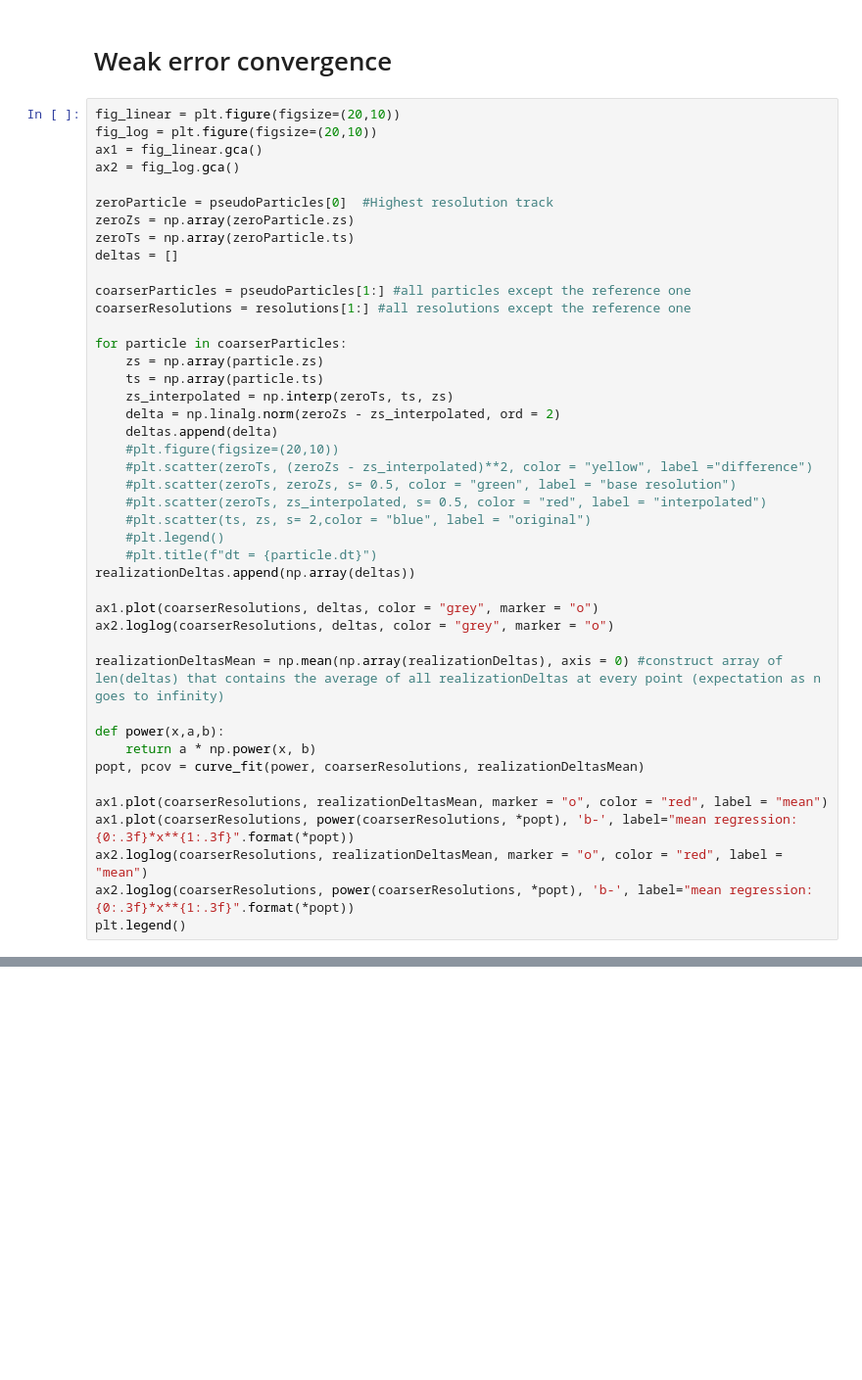
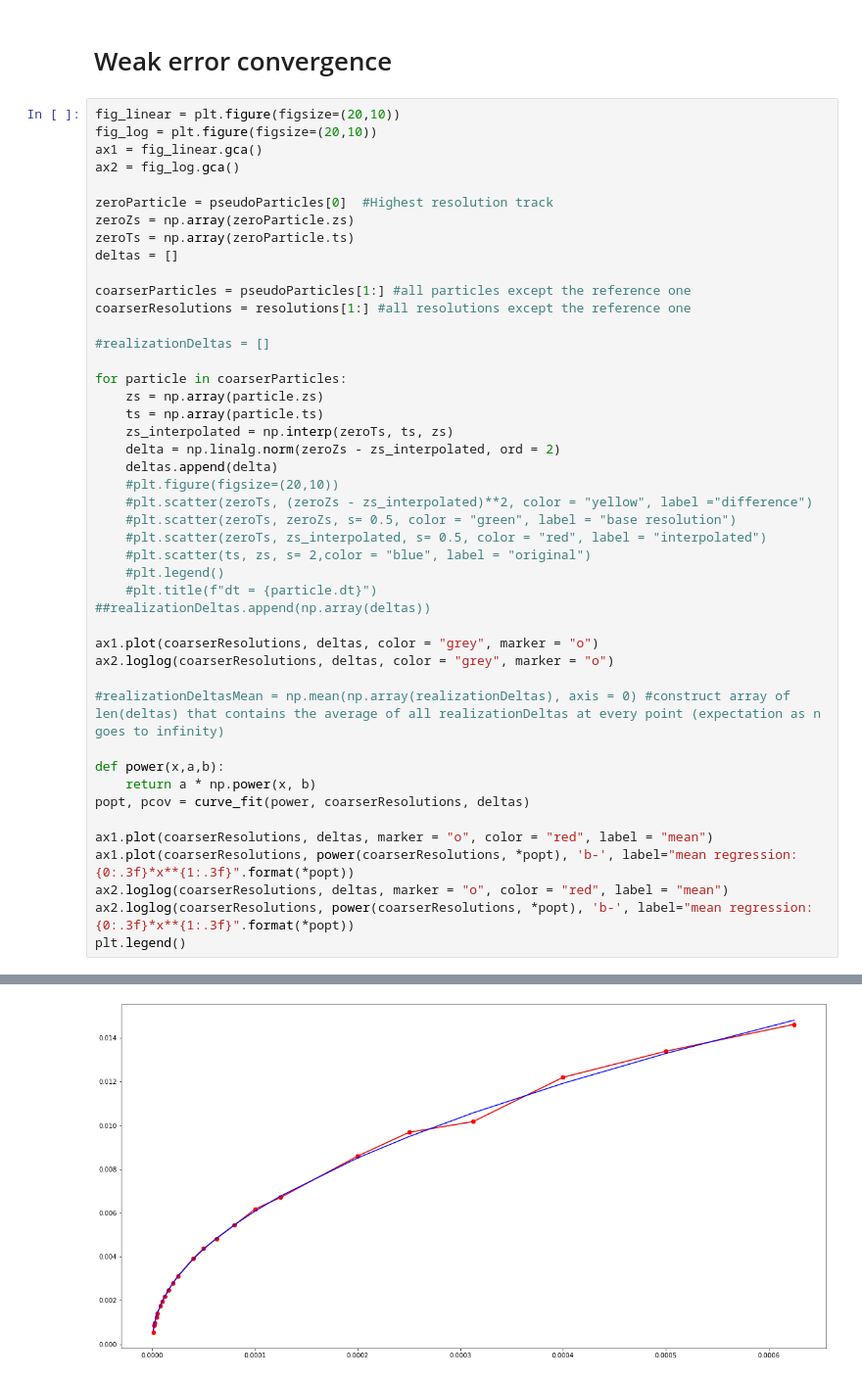
Before and after one commit to SClerckx/VTISF, a Jupyter notebook: weakConvergenceSimulatonEuler.ipynb, the cells around one changed output, grey strips where cells are left out. Shown at 98% size. Cells and saved outputs as stored; diff of their text form; blank space fills up the shorter version.

```diff
--- a/weakConvergenceSimulatonEuler.ipynb
+++ b/weakConvergenceSimulatonEuler.ipynb
@@ -437,6 +437,8 @@ deltas = []
 coarserParticles = pseudoParticles[1:] #all particles except the reference one
 coarserResolutions = resolutions[1:] #all resolutions except the reference one
 
+#realizationDeltas = []
+
 for particle in coarserParticles:
     zs = np.array(particle.zs)
     ts = np.array(particle.ts)
@@ -450,19 +452,20 @@ for particle in coarserParticles:
     #plt.scatter(ts, zs, s= 2,color = "blue", label = "original")
     #plt.legend()
     #plt.title(f"dt = {particle.dt}")
-realizationDeltas.append(np.array(deltas))
+##realizationDeltas.append(np.array(deltas))
 
 ax1.plot(coarserResolutions, deltas, color = "grey", marker = "o")
 ax2.loglog(coarserResolutions, deltas, color = "grey", marker = "o")
 
-realizationDeltasMean = np.mean(np.array(realizationDeltas), axis = 0) #construct array of len(deltas) that contains the average of all realizationDeltas at every point (expectation as n goes to infinity)
+#realizationDeltasMean = np.mean(np.array(realizationDeltas), axis = 0) #construct array of len(deltas) that contains the average of all realizationDeltas at every point (expectation as n goes to infinity)
 
 def power(x,a,b):
     return a * np.power(x, b)
-popt, pcov = curve_fit(power, coarserResolutions, realizationDeltasMean)
+popt, pcov = curve_fit(power, coarserResolutions, deltas)
 
-ax1.plot(coarserResolutions, realizationDeltasMean, marker = "o", color = "red", label = "mean")
+ax1.plot(coarserResolutions, deltas, marker = "o", color = "red", label = "mean")
 ax1.plot(coarserResolutions, power(coarserResolutions, *popt), 'b-', label="mean regression: {0:.3f}*x**{1:.3f}".format(*popt))
-ax2.loglog(coarserResolutions, realizationDeltasMean, marker = "o", color = "red", label = "mean")
+ax2.loglog(coarserResolutions, deltas, marker = "o", color = "red", label = "mean")
 ax2.loglog(coarserResolutions, power(coarserResolutions, *popt), 'b-', label="mean regression: {0:.3f}*x**{1:.3f}".format(*popt))
 plt.legend()
+# %% [output]
@@ -468,0 +473 @@ plt.legend()
+[figure, added]
```
Also changed, not shown: parts of 5 cells of this notebook, 1 other file.
